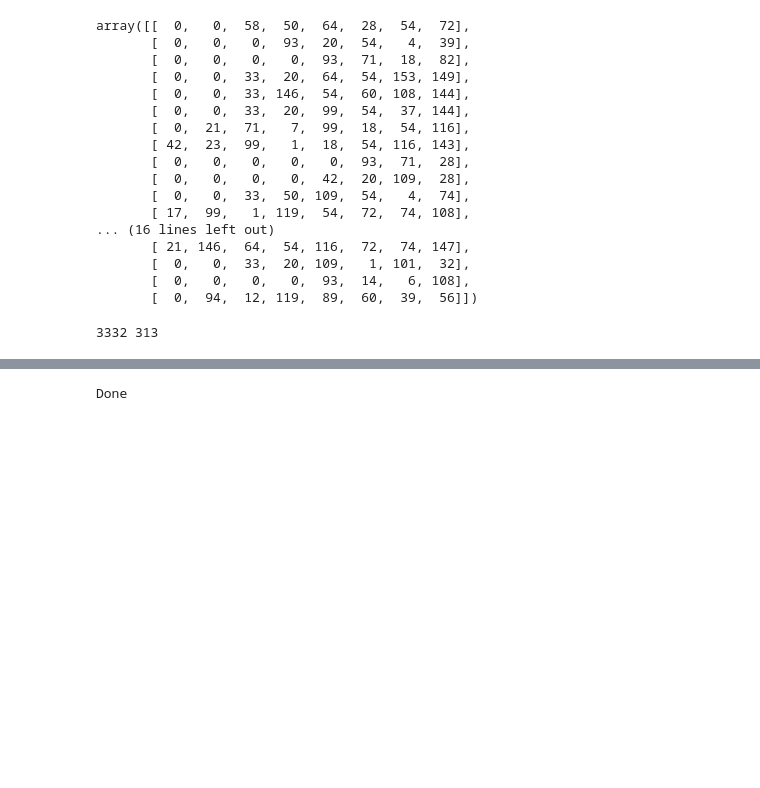
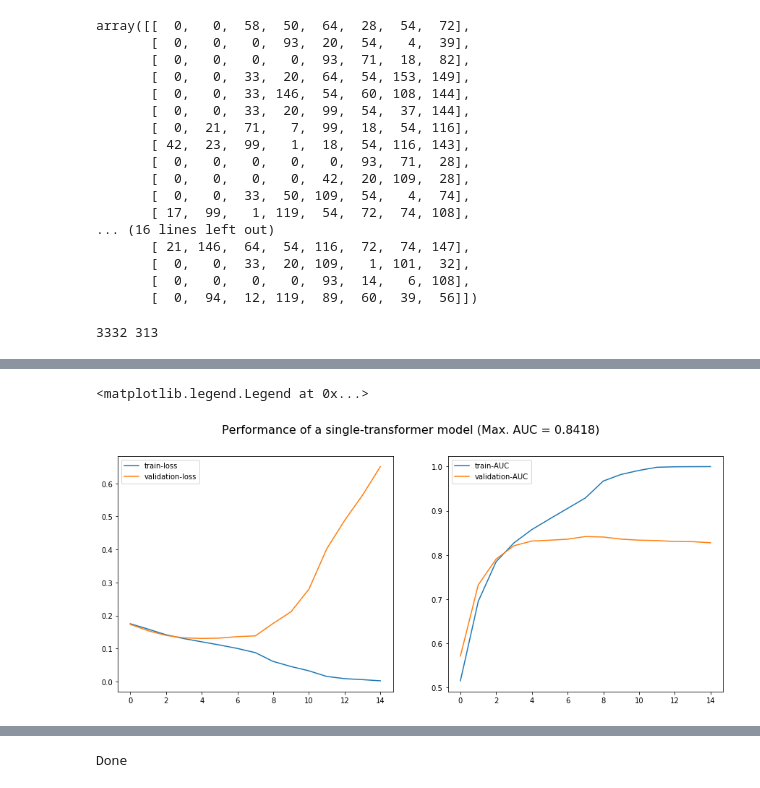
Before and after one commit to aeroabir/fashion_recommender, a Jupyter notebook: outfit_compatibility.ipynb, the cells around one changed output, grey strips where cells are left out. Cells and saved outputs as stored; diff of their text form; code cells hidden in the pictures; blank space fills up the shorter version.

Commit message:
modified transformer

```diff
--- a/outfit_compatibility.ipynb
+++ b/outfit_compatibility.ipynb
@@ -124,12 +149,12 @@ from build_model import build_multilevel_transformer
 from build_model import build_set_transformer
 from rnn import build_multilevel_rnn_unequal, build_fc_model, build_hybrid_model
 # %%
-model_type = "rnn" # "set-transformer", "rnn"
+model_type = "single-transformer" # "set-transformer", "rnn"
 include_text = True
 use_graphsage = False
 batch_size = 32
-max_seq_len = 8
-d_model_rnn = 64
+max_seq_len = 12
+d_model_rnn = 512
 image_data_type = "embedding"  # "original", "embedding", "both"
 include_item_categories = True
 image_encoder = "resnet50"  # "resnet50", "vgg16", "inception"
@@ -366,15 +444,20 @@ print(len(train_gen), len(valid_gen))
 # %% [output]
 3332 313
 # %%
+from focal_loss import BinaryFocalLoss
+
 learning_rate = 1.0e-04
 epochs = 100
-patience = 10
+patience = 5
 num_train = len(train_X)
 checkpoint_filepath = base_dir + '/checkpoint'
 
 opt = keras.optimizers.Adam(learning_rate=learning_rate)
-loss = tf.keras.losses.BinaryCrossentropy(from_logits=False, name='binary_crossentropy')
-model.compile(loss=loss, optimizer=opt, metrics=["accuracy", tf.keras.metrics.AUC()])  #
+# loss = tf.keras.losses.BinaryCrossentropy(from_logits=False, name='binary_crossentropy')
+# loss = tf.keras.losses.BinaryFocalCrossentropy(from_logits=False, name='binary_focal_crossentropy')
+loss = BinaryFocalLoss(gamma=2)
+
+model.compile(loss=loss, optimizer=opt, metrics=[tf.keras.metrics.AUC()])  # "accuracy"
 callback = EarlyStopping(
                         monitor="val_loss",
                         min_delta=0,
@@ -399,7 +482,7 @@ model_checkpoint_callback = tf.keras.callbacks.ModelCheckpoint(
     save_best_only=True)
 
 reduce_lr = ReduceLROnPlateau(monitor='val_loss', factor=0.5,
-                              patience=3, min_lr=1e-07)
+                              patience=2, min_lr=1e-07)
 
 tic = time.time()
 # run = wandb.init(reinit=True)
@@ -421,0 +521,17 @@ KeyboardInterrupt:
+# %%
+auc_str = "auc"
+f, axs = plt.subplots(1,2,figsize=(15,6))
+max_val_auc = max(history.history[f'val_{auc_str}'])
+f.suptitle(f'Performance of a {model_type} model (Max. AUC = {max_val_auc:.4})', fontsize=16)
+plt.subplot(121)
+plt.plot(history.history['loss'], label='train-loss')
+plt.plot(history.history['val_loss'], label='validation-loss')
+plt.legend()
+
+plt.subplot(122)
+plt.plot(history.history[auc_str], label='train-AUC')
+plt.plot(history.history[f'val_{auc_str}'], label='validation-AUC')
+plt.legend()
+# %% [output]
+<matplotlib.legend.Legend at 0x...>
+[figure, added]
```
Also changed, not shown: parts of 18 cells of this notebook, 12 other files.
